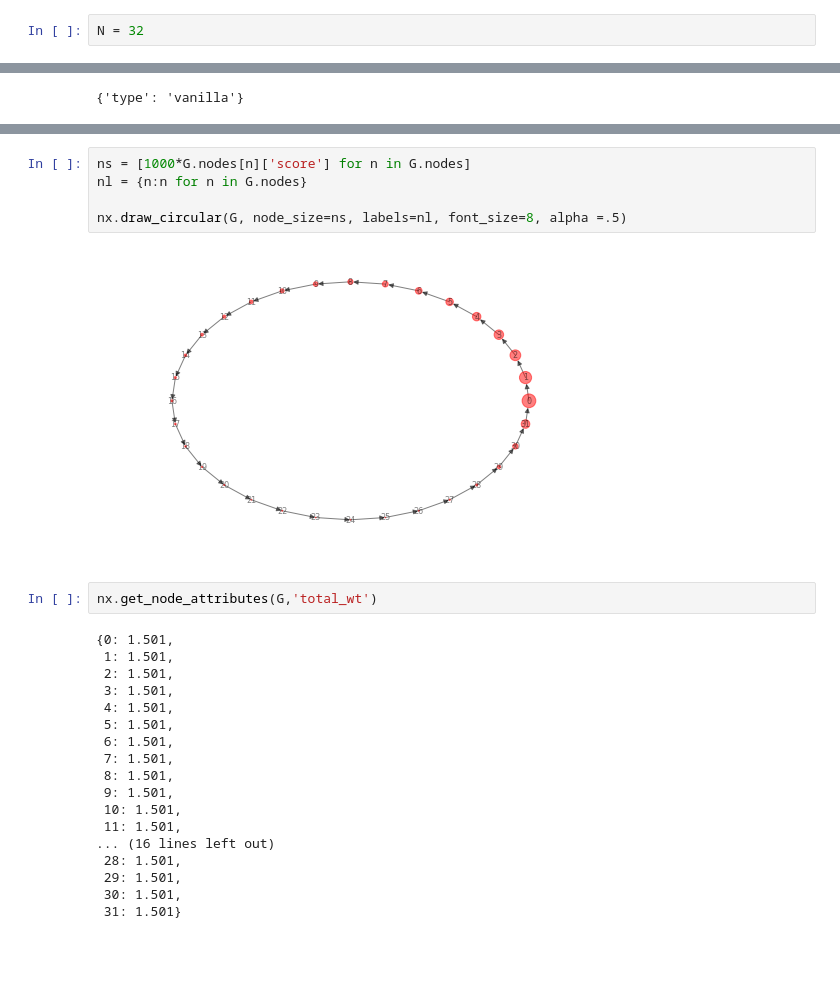
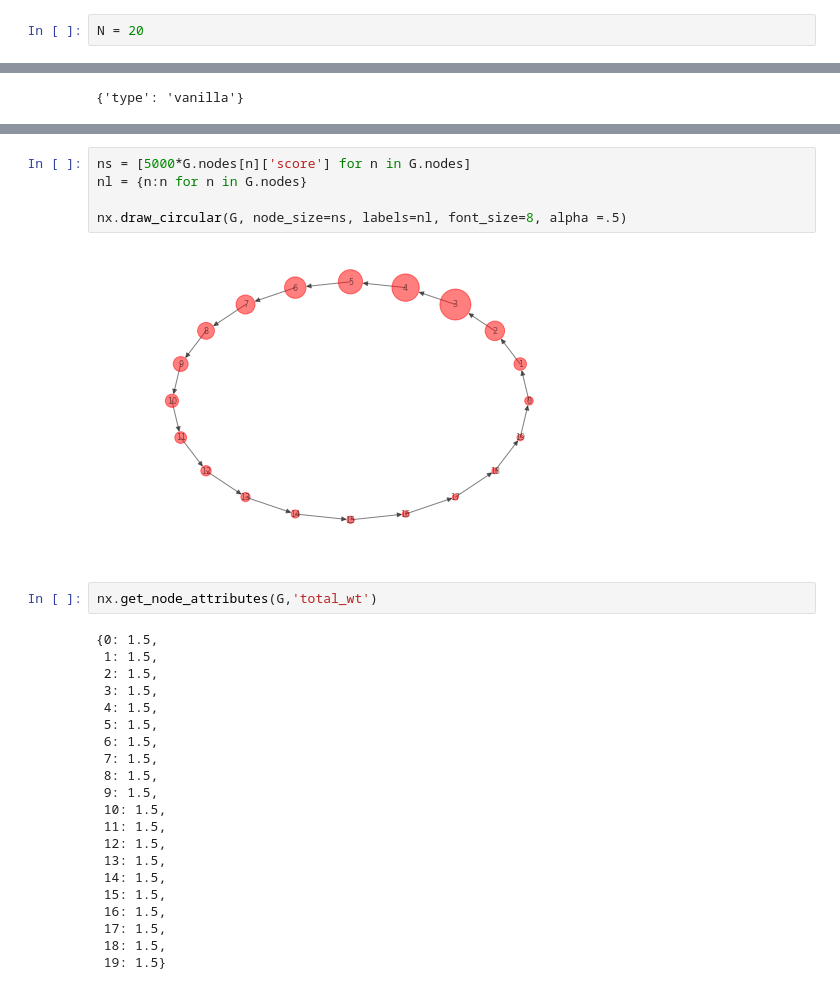
Before and after one commit to sourcecred/research, a Jupyter notebook: exploratory/mZargham/pre-infra/circle.ipynb, the cells around one changed output, grey strips where cells are left out. Drawn from its saved outputs; the diff is of its cells as text; blank space fills up the shorter version.

```diff
--- a/exploratory/mZargham/pre-infra/circle.ipynb
+++ b/exploratory/mZargham/pre-infra/circle.ipynb
@@ -11,7 +11,7 @@ import inspect_subgraph as isg
 import matplotlib.pyplot as plt
 %matplotlib inline
 # %%
-N = 32
+N = 20
 # %%
 G = nx.cycle_graph(N, create_using=nx.MultiDiGraph)
 nx.set_node_attributes(G,'vanilla', 'type')
@@ -68,30 +68,33 @@ df.sum(axis=1).plot()
 # %%
-ns = [1000*G.nodes[n]['score'] for n in G.nodes]
+ns = [5000*G.nodes[n]['score'] for n in G.nodes]
 nl = {n:n for n in G.nodes}
 
 nx.draw_circular(G, node_size=ns, labels=nl, font_size=8, alpha =.5)
 # %% [output]
-[figure, old version]
+[figure, new version]
 # %%
 nx.get_node_attributes(G,'total_wt')
 # %% [output]
-{0: 1.501,
- 1: 1.501,
- 2: 1.501,
- 3: 1.501,
- 4: 1.501,
- 5: 1.501,
- 6: 1.501,
- 7: 1.501,
- 8: 1.501,
- 9: 1.501,
- 10: 1.501,
- 11: 1.501,
-... (16 lines left out)
- 28: 1.501,
- 29: 1.501,
- 30: 1.501,
- 31: 1.501}
+{0: 1.5,
+ 1: 1.5,
+ 2: 1.5,
+ 3: 1.5,
+ 4: 1.5,
+ 5: 1.5,
+ 6: 1.5,
+ 7: 1.5,
+ 8: 1.5,
+ 9: 1.5,
+ 10: 1.5,
+ 11: 1.5,
+ 12: 1.5,
+ 13: 1.5,
+ 14: 1.5,
+ 15: 1.5,
+ 16: 1.5,
+ 17: 1.5,
+ 18: 1.5,
+ 19: 1.5}
 # %%
 nx.get_node_attributes(G,'total_wt')
 # %% [output]
```
Also changed, not shown: parts of 9 cells of this notebook, 6 other files.
